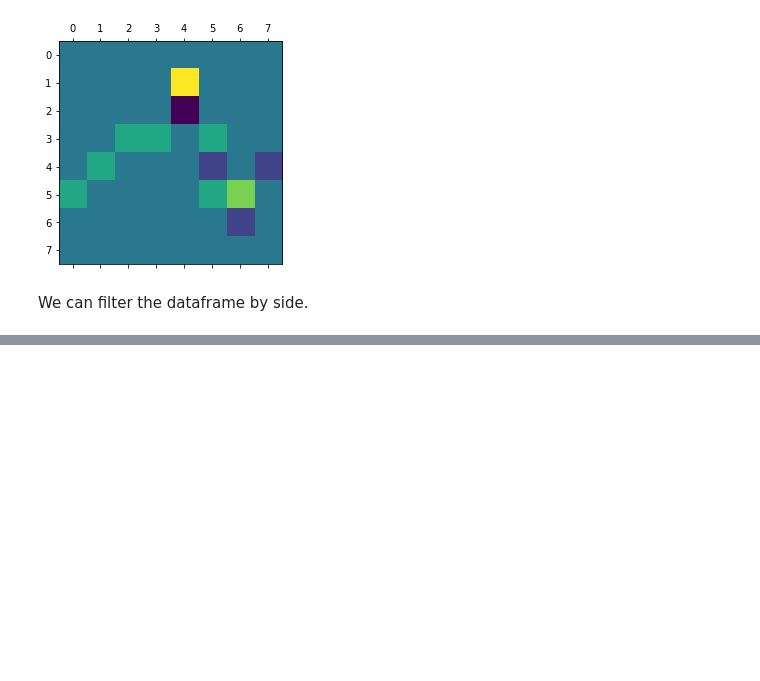
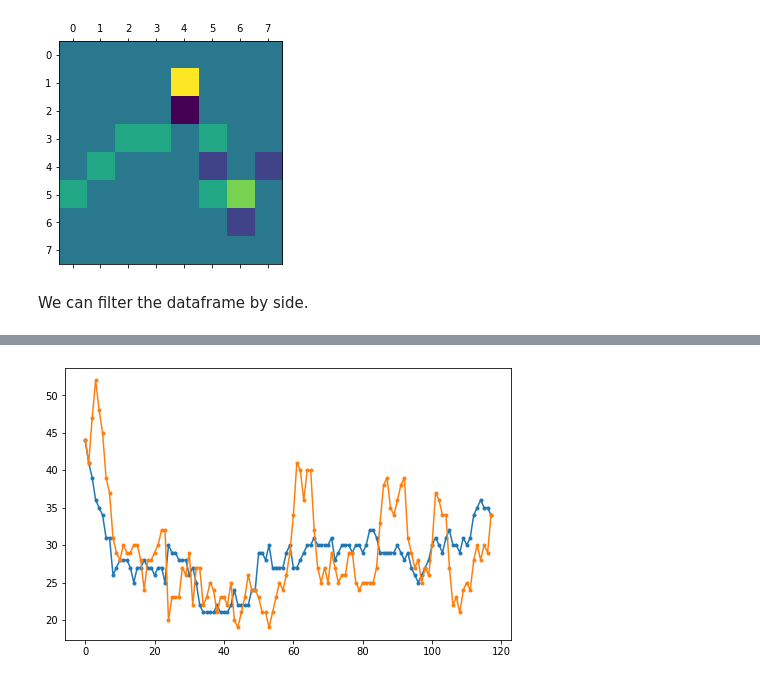
Before and after one commit to mikhas/cheviz, a Jupyter notebook: 04_processor.ipynb, the cells around one changed output, grey strips where cells are left out. Drawn from its saved outputs; the diff is of its cells as text; code cells hidden in the pictures; blank space fills up the shorter version.

```diff
--- a/04_processor.ipynb
+++ b/04_processor.ipynb
@@ -126,0 +157,5 @@ data[data['Side'] == 'White'].head(5)
+# %%
+data['Zeros'].plot(style='.-', figsize=(8, 5))
+data['ZerosWithEcho'].plot(style='.-');
+# %% [output]
+[figure, added]
```
Also changed, not shown: parts of 15 cells of this notebook, 5 other files.
